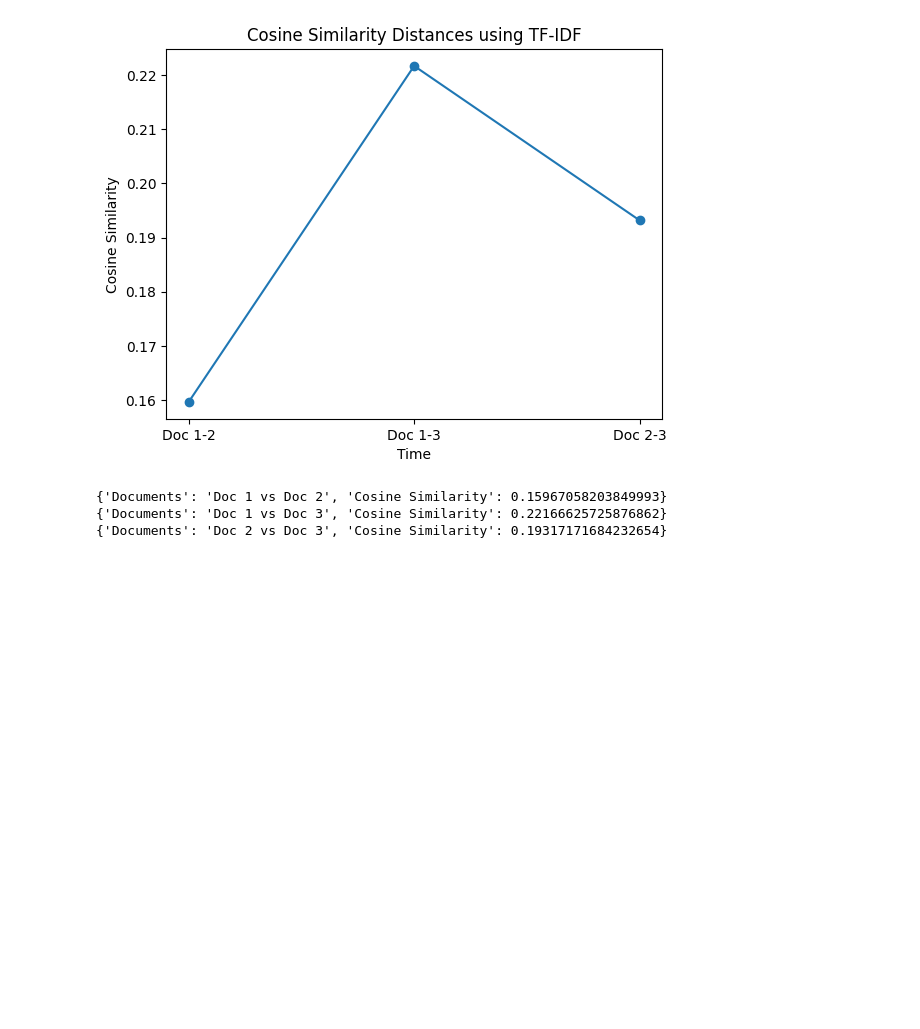
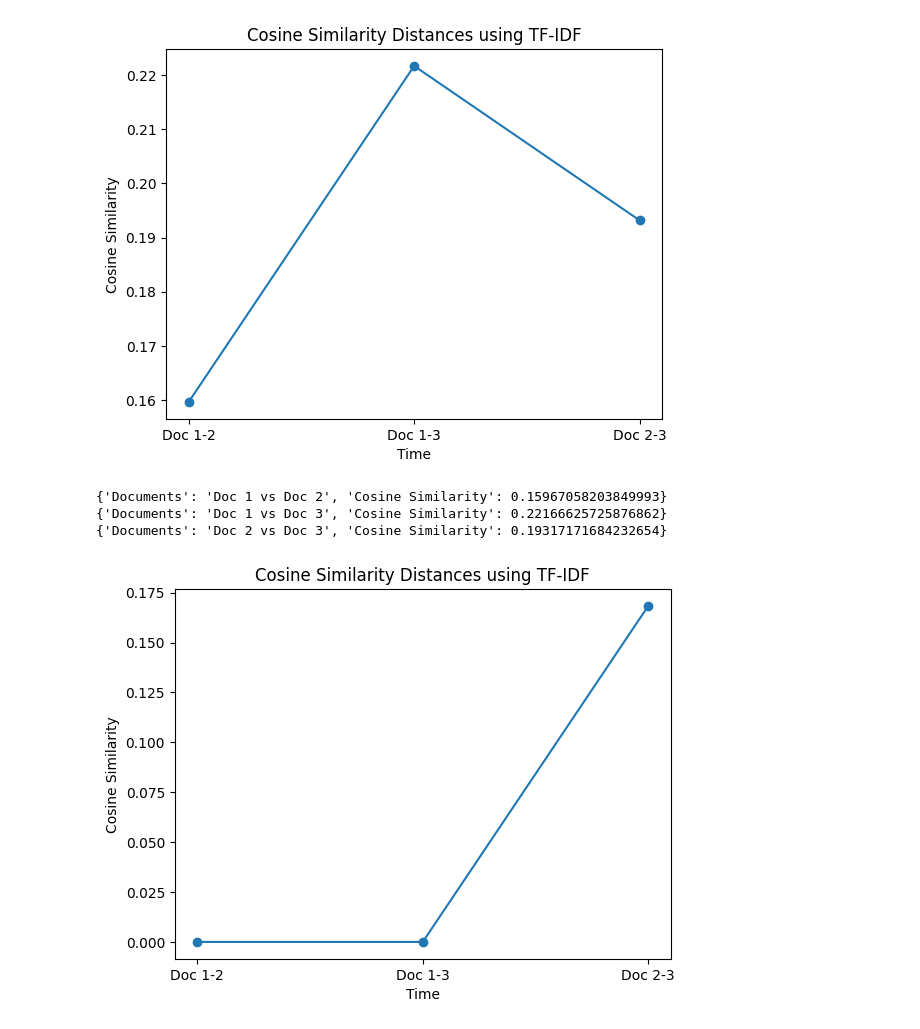
Before and after one commit to Natural-Language-Processing-YU/Exercises, a Jupyter notebook: M5_Example_TF_IDF_and_Cosine_Similarity.ipynb, the cells around one changed output. Drawn from its saved outputs; the diff is of its cells as text; code cells hidden in the pictures; blank space fills up the shorter version.

```diff
--- a/M5_Example_TF_IDF_and_Cosine_Similarity.ipynb
+++ b/M5_Example_TF_IDF_and_Cosine_Similarity.ipynb
@@ -149,3 +126,39 @@ for sim in cosine_similarities:
 {'Documents': 'Doc 1 vs Doc 2', 'Cosine Similarity': 0.15967058203849993}
 {'Documents': 'Doc 1 vs Doc 3', 'Cosine Similarity': 0.22166625725876862}
 {'Documents': 'Doc 2 vs Doc 3', 'Cosine Similarity': 0.19317171684232654}
+# %%
+import matplotlib.pyplot as plt
+from sklearn.feature_extraction.text import TfidfVectorizer
+from sklearn.metrics.pairwise import cosine_similarity
+
+# Sample documents
+documents = [
+    "King",
+    "Python is a great programming language",
+    "Coding is fun"
+]
+
+# Create a TF-IDF vectorizer
+vectorizer = TfidfVectorizer()
+
+# Fit and transform the documents
+tfidf_matrix = vectorizer.fit_transform(documents)
+
+# Compute the cosine similarity for each pair of documents
+cosine_similarities = []
+for i in range(len(documents)):
+    for j in range(i + 1, len(documents)):
+        cosine_similarity_score = cosine_similarity(tfidf_matrix[i], tfidf_matrix[j])
+        cosine_similarities.append(cosine_similarity_score[0][0])
+
+# Generate time points for plotting
+time_points = [f"Doc {i+1}-{j+2}" for i in range(len(documents)-1) for j in range(i, len(documents)-1)]
+
+# Plot the cosine similarity distances over time
+plt.plot(time_points, cosine_similarities, marker='o')
+plt.xlabel('Time')
+plt.ylabel('Cosine Similarity')
+plt.title('Cosine Similarity Distances using TF-IDF')
+plt.show()
+# %% [output]
+[figure, added]
```
Also changed, not shown: parts of 2 cells of this notebook.
